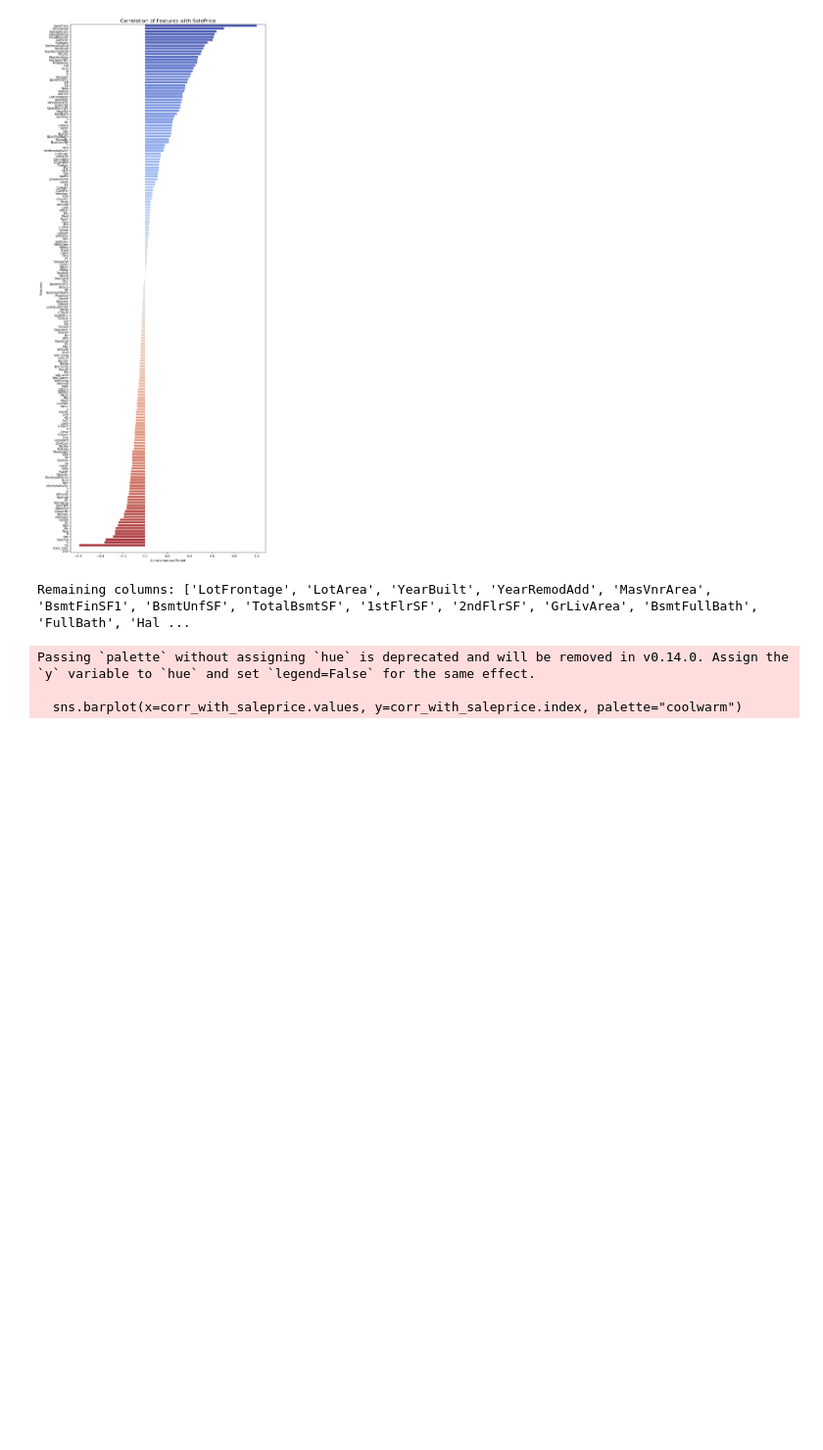
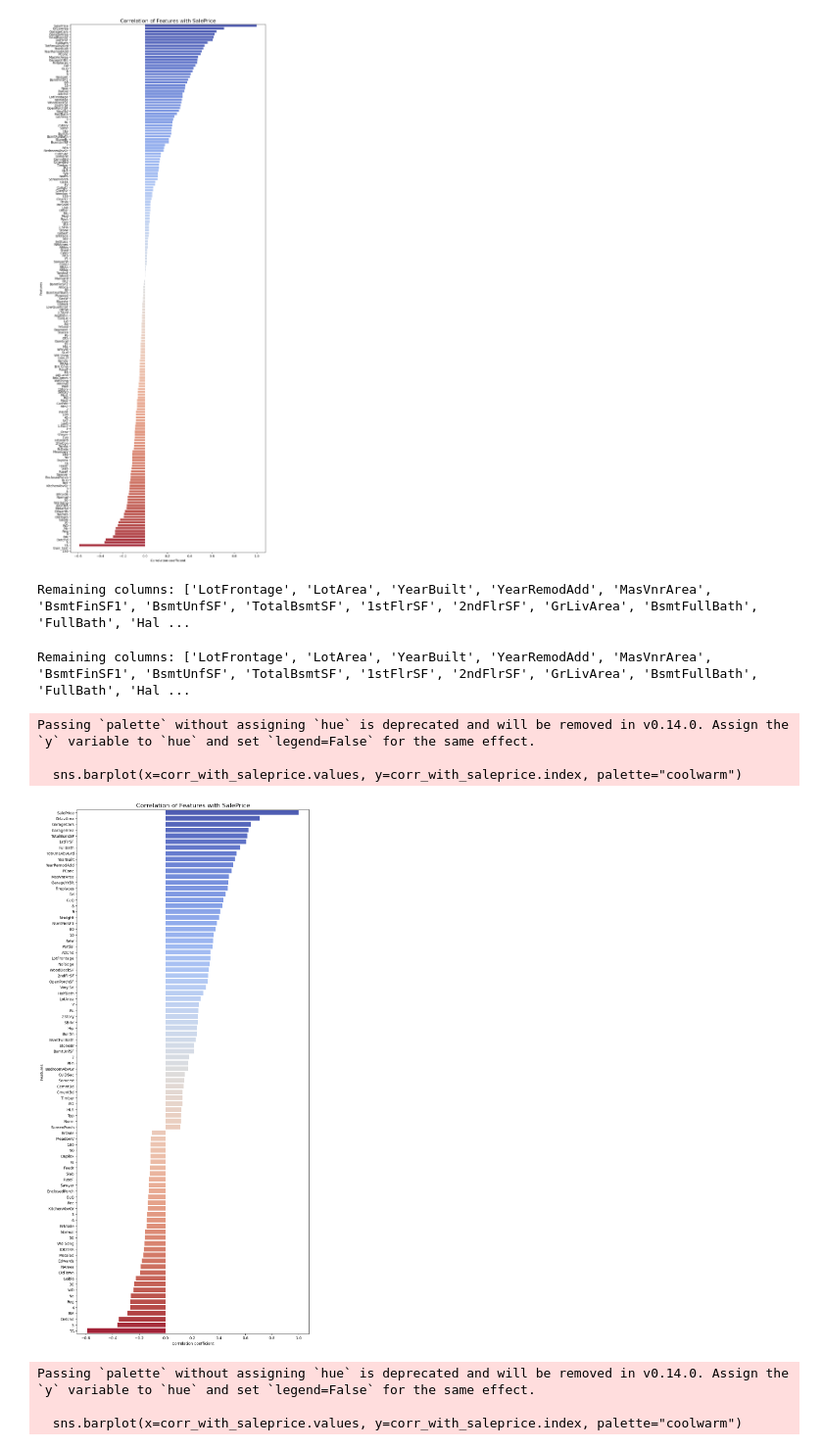
Before and after one commit to Luiz-Henrique-Eng/Projects, a Jupyter notebook: Boston Housing Price/price.ipynb, the cells around one changed output. Shown: that part at 98% size. Cells and saved outputs as stored; diff of their text form; code cells hidden in the pictures; blank space fills up the shorter version.

Commit message:
creation of reduced dataframes

```diff
--- a/Boston Housing Price/price.ipynb
+++ b/Boston Housing Price/price.ipynb
@@ -263,6 +260,16 @@ Passing `palette` without assigning `hue` is deprecated and will be removed in v
 
   sns.barplot(x=corr_with_saleprice.values, y=corr_with_saleprice.index, palette="coolwarm")
 [figure]
+# %%
+corr_with_target = final_data.corr()['SalePrice'].abs()
+
+relevant_features = corr_with_target[corr_with_target >= 0.1].index.tolist()
+
+reduced_data1 = final_data[relevant_features]
+
+print("Remaining columns:", reduced_data1.columns.tolist())
+# %% [output]
+Remaining columns: ['LotFrontage', 'LotArea', 'YearBuilt', 'YearRemodAdd', 'MasVnrArea', 'BsmtFinSF1', 'BsmtUnfSF', 'TotalBsmtSF', '1stFlrSF', '2ndFlrSF', 'GrLivArea', 'BsmtFullBath', 'FullBath', 'Hal ...
 # %%
 corr_with_target = final_data.corr()['SalePrice'].abs()
 
@@ -274,3 +281,19 @@ print("Remaining columns:", reduced_data.columns.tolist())
 # %% [output]
 Remaining columns: ['LotFrontage', 'LotArea', 'YearBuilt', 'YearRemodAdd', 'MasVnrArea', 'BsmtFinSF1', 'BsmtUnfSF', 'TotalBsmtSF', '1stFlrSF', '2ndFlrSF', 'GrLivArea', 'BsmtFullBath', 'FullBath', 'Hal ...
+# %%
+corr_with_saleprice = reduced_data1.corr()['SalePrice'].sort_values(ascending=False)
+
+plt.figure(figsize=(11, 25))
+sns.barplot(x=corr_with_saleprice.values, y=corr_with_saleprice.index, palette="coolwarm")
+
+plt.title('Correlation of Features with SalePrice', fontsize=16)
+plt.xlabel('Correlation coefficient')
+plt.ylabel('Features')
+
+plt.show()
+# %% [output]
+Passing `palette` without assigning `hue` is deprecated and will be removed in v0.14.0. Assign the `y` variable to `hue` and set `legend=False` for the same effect.
+
+  sns.barplot(x=corr_with_saleprice.values, y=corr_with_saleprice.index, palette="coolwarm")
+[figure, added]
 # %%
```
Also changed, not shown: parts of 6 cells of this notebook, 1 other file.
